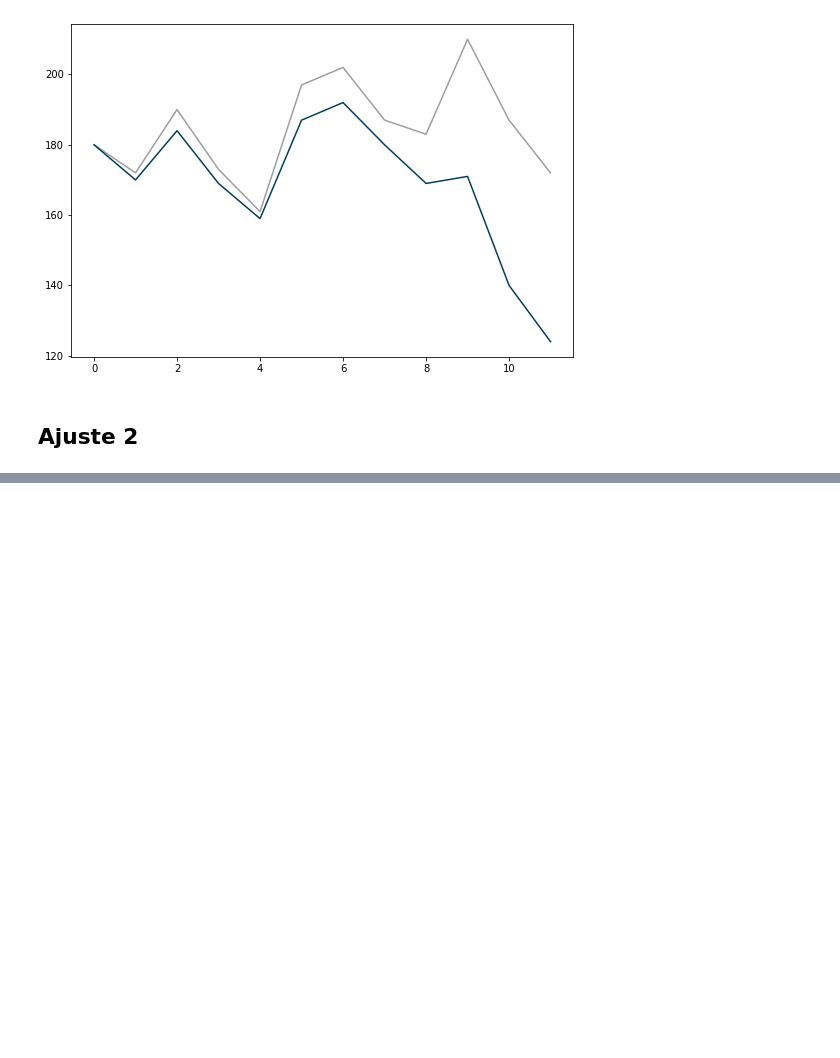
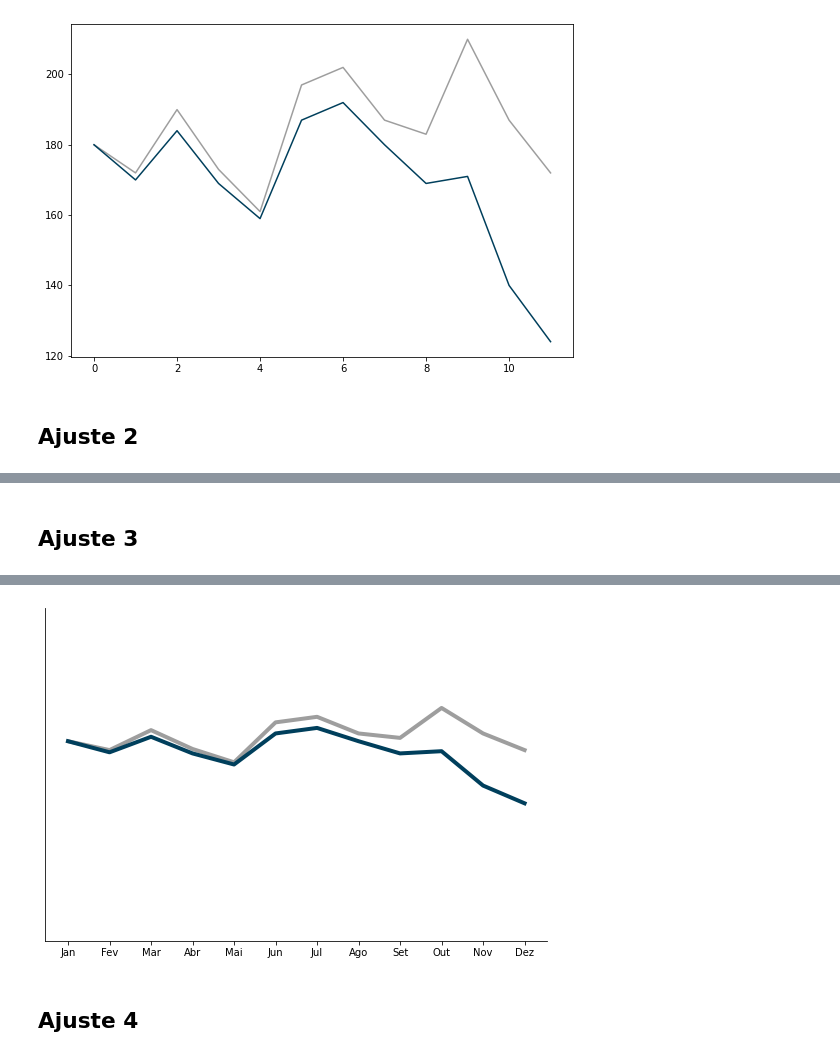
Before and after one commit to JhonnyLimachi/Sigmoidal, a Jupyter notebook: 23_Data_Storytelling_(Gráfico_de_Linhas).ipynb, the cells around one changed output, grey strips where cells are left out. Saved outputs shown, nothing was run; the diff lists cells and outputs as text; code cells hidden in the pictures; blank space fills up the shorter version.

```diff
--- a/23_Data_Storytelling_(Gráfico_de_Linhas).ipynb
+++ b/23_Data_Storytelling_(Gráfico_de_Linhas).ipynb
@@ -74,0 +111,28 @@ WARNING:matplotlib.font_manager:findfont: Font family 'Arial' not found.
+# %% [markdown]
+## Ajuste 3
+# %%
+# definindo a figura
+fig, ax = plt.subplots(figsize=(9,6), dpi=72, )
+
+# plots das linhas
+ax.plot(range(12), alunos, color=CINZA, linewidth=4)
+ax.plot(range(12), projetos, color=AZUL, linewidth=4)
+
+# remover spines da direita e superior
+ax.spines['right'].set_visible(False)
+ax.spines['top'].set_visible(False)
+
+# mudar range do eixo y
+ax.set_ylim(0, 300)
+
+# remover yticks e yticklabels
+ax.set_yticklabels(labels=[], visible=False)
+ax.set_yticks(ticks=[])
+
+# configurar xticks (colocar tocos ticks de 12 meses)
+ax.set_xticks(ticks=range(12))
+ax.set_xticklabels(labels=X)
+
+# exibir grafico
+plt.show()
+# %% [output]
@@ -74,0 +156,3 @@ WARNING:matplotlib.font_manager:findfont: Font family 'Arial' not found.
+[figure, added]
+# %% [markdown]
+## Ajuste 4
```
Also changed, not shown: parts of 2 cells of this notebook.
